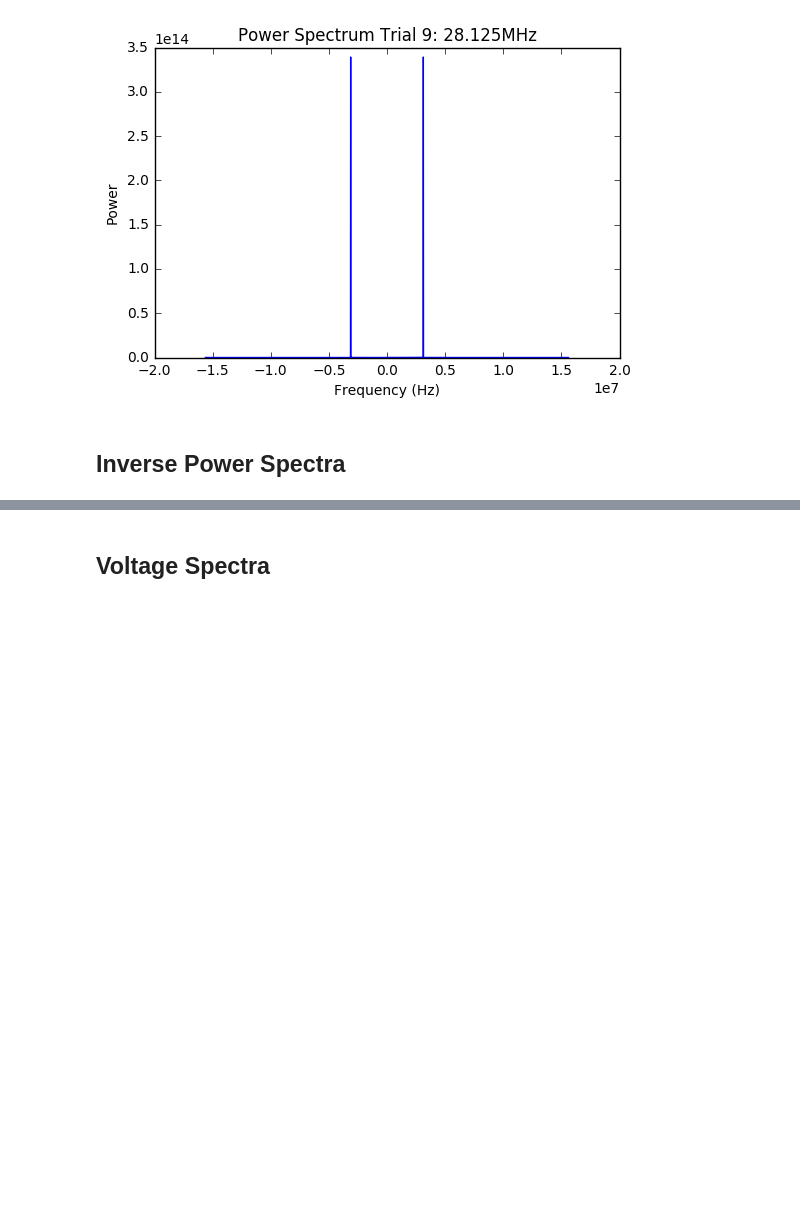
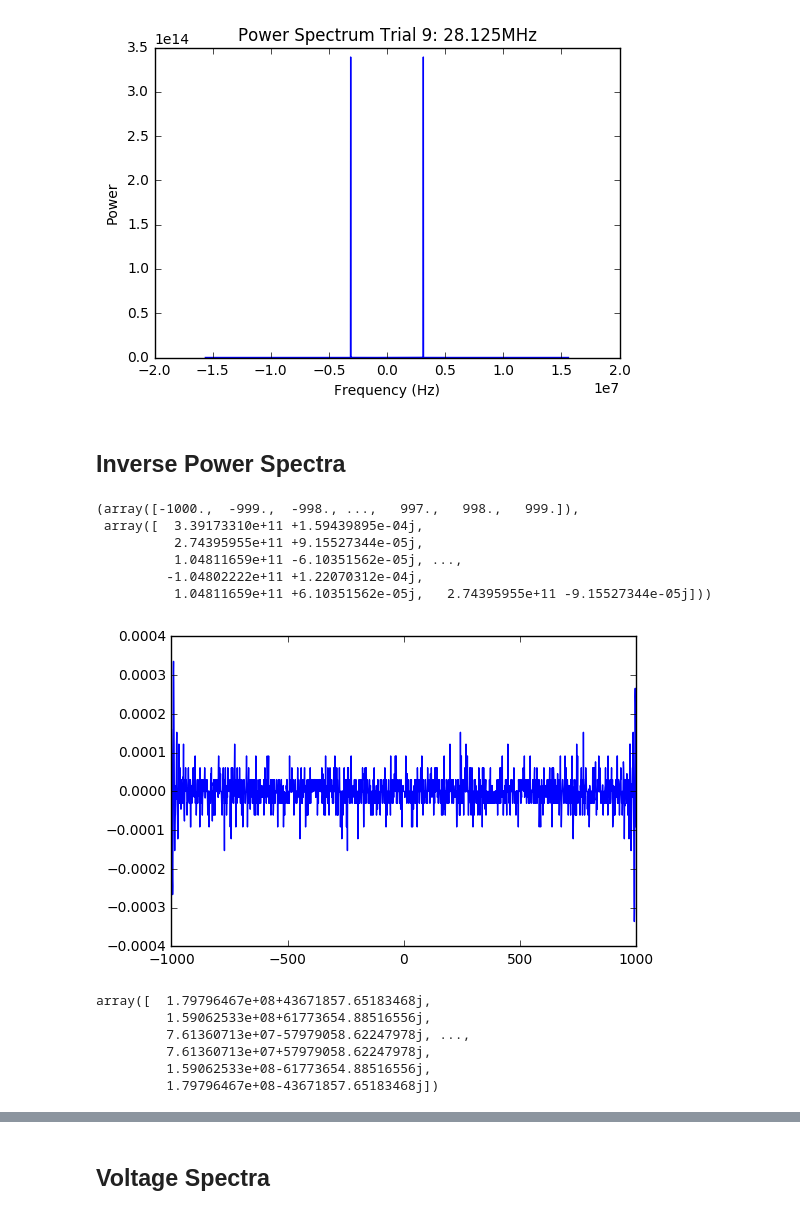
Before and after one commit to costassoler/Radio, a Jupyter notebook: Lab1 Data-Copy1.ipynb, the cells around one changed output, grey strips where cells are left out. Saved outputs shown, nothing was run; the diff lists cells and outputs as text; code cells hidden in the pictures; blank space fills up the shorter version.

```diff
--- a/Lab1 Data-Copy1.ipynb
+++ b/Lab1 Data-Copy1.ipynb
@@ -386,4 +386,28 @@ plt.show()
 # %% [markdown]
 ## Inverse Power Spectra
 # %%
-i9 = ugradio.dft.idft(v9[1])
+i9 = ugradio.dft.idft(P9)
+# %%
+i9
+# %% [output]
+(array([-1000.,  -999.,  -998., ...,   997.,   998.,   999.]),
+ array([  3.39173310e+11 +1.59439895e-04j,
+          2.74395955e+11 +9.15527344e-05j,
+          1.04811659e+11 -6.10351562e-05j, ...,
+         -1.04802222e+11 +1.22070312e-04j,
+          1.04811659e+11 +6.10351562e-05j,   2.74395955e+11 -9.15527344e-05j]))
+# %%
+plt.plot(i9[0], i9[1].imag)
+plt.show()
+# %% [output]
+[figure, added]
+# %%
+acf = np.correlate(v9[1],v9[1],'full')
+acf
+# %% [output]
+array([  1.79796467e+08+43671857.65183468j,
+         1.59062533e+08+61773654.88516556j,
+         7.61360713e+07-57979058.62247978j, ...,
+         7.61360713e+07+57979058.62247978j,
+         1.59062533e+08-61773654.88516556j,
+         1.79796467e+08-43671857.65183468j])
```
Also changed, not shown: parts of 29 cells of this notebook.
